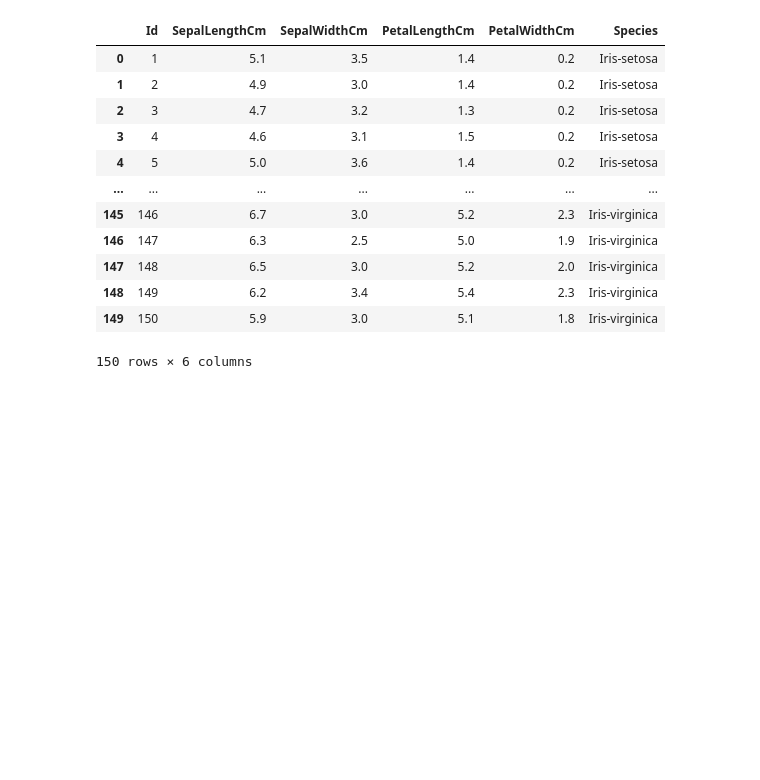
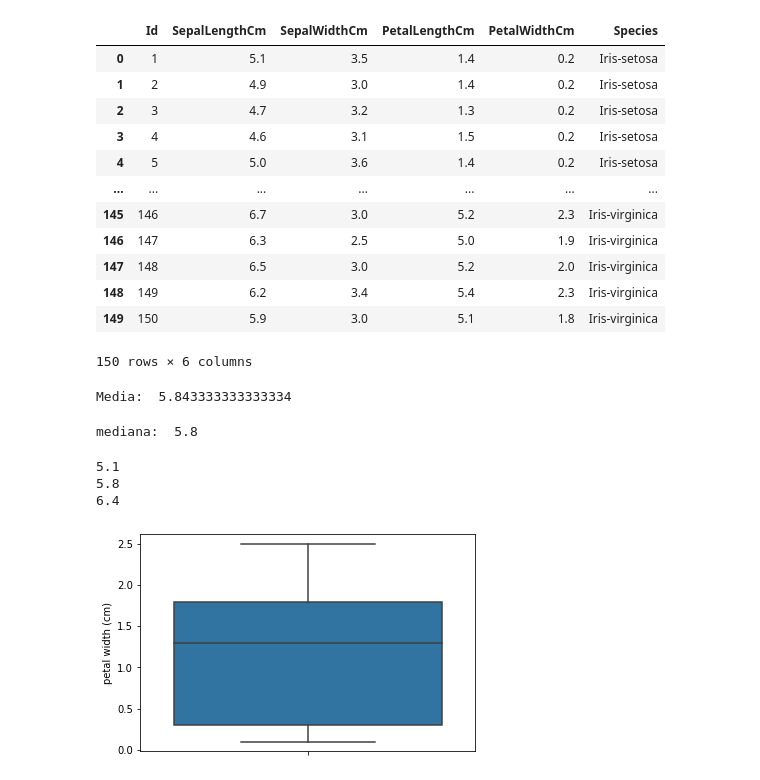
Before and after one commit to dxdiego5/data-science-growdev-matematica-statistica, a Jupyter notebook: populacao_estatistica.ipynb, the cells around one changed output. Drawn from its saved outputs; the diff is of its cells as text; code cells hidden in the pictures; blank space fills up the shorter version.

```diff
--- a/populacao_estatistica.ipynb
+++ b/populacao_estatistica.ipynb
@@ -51,3 +51,29 @@ dataset
 | 148 | 149 | 6.2 | 3.4 | 5.4 | 2.3 | Iris-virginica |
 | 149 | 150 | 5.9 | 3.0 | 5.1 | 1.8 | Iris-virginica |
 150 rows × 6 columns
+# %%
+media = x['sepal length (cm)'].mean()
+print('Media: ', media)
+# %% [output]
+Media:  5.843333333333334
+# %%
+mediana = x['sepal length (cm)'].median()
+print('mediana: ', mediana)
+# %% [output]
+mediana:  5.8
+# %%
+q1 = x['sepal length (cm)'].quantile(0.25)
+q2 = x['sepal length (cm)'].quantile(0.5)
+q3 = x['sepal length (cm)'].quantile(0.75)
+print(q1)
+print(q2)
+print(q3)
+# %% [output]
+5.1
+5.8
+6.4
+# %%
+sns.boxplot(y='petal width (cm)',data=x)
+plt.show()
+# %% [output]
+[figure, added]
```
Also changed, not shown: parts of 4 cells of this notebook.
